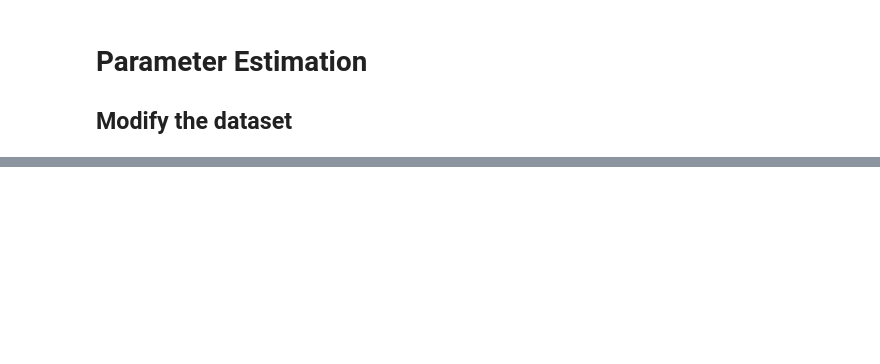
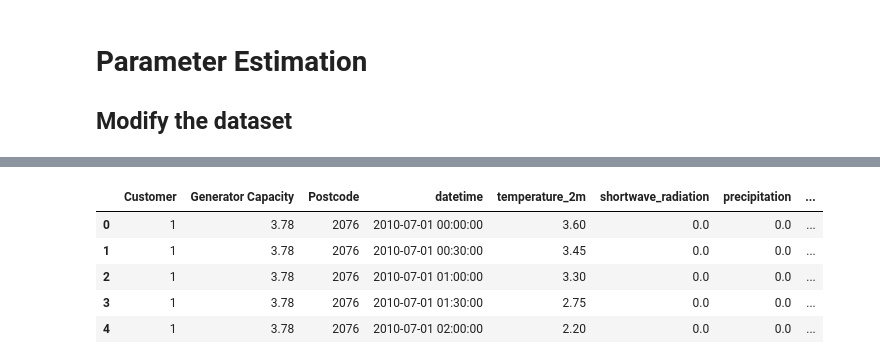
Before and after one commit to codettlaff/Energy-Disaggregation, a Jupyter notebook: combined_data.ipynb, the cells around one changed output, grey strips where cells are left out. Drawn from its saved outputs; the diff is of its cells as text; code cells hidden in the pictures; blank space fills up the shorter version.

```diff
--- a/combined_data.ipynb
+++ b/combined_data.ipynb
@@ -124,0 +310,18 @@ df.head()
+# %%
+# Plot
+import matplotlib.pyplot as plt
+plt.rcParams["agg.path.chunksize"] = 10000
+
+customer = train_df["Customer"].iloc[0]
+plot_df = (
+    train_df[train_df["Customer"] == customer]
+    .sort_values("datetime"))
+
+plot_df.head()
+# %% [output]
+|  | Customer | Generator Capacity | Postcode | datetime | temperature_2m | shortwave_radiation | precipitation | ... |
+| 0 | 1 | 3.78 | 2076 | 2010-07-01 00:00:00 | 3.60 | 0.0 | 0.0 | ... |
+| 1 | 1 | 3.78 | 2076 | 2010-07-01 00:30:00 | 3.45 | 0.0 | 0.0 | ... |
+| 2 | 1 | 3.78 | 2076 | 2010-07-01 01:00:00 | 3.30 | 0.0 | 0.0 | ... |
+| 3 | 1 | 3.78 | 2076 | 2010-07-01 01:30:00 | 2.75 | 0.0 | 0.0 | ... |
+| 4 | 1 | 3.78 | 2076 | 2010-07-01 02:00:00 | 2.20 | 0.0 | 0.0 | ... |
```
Also changed, not shown: parts of 25 cells of this notebook.
